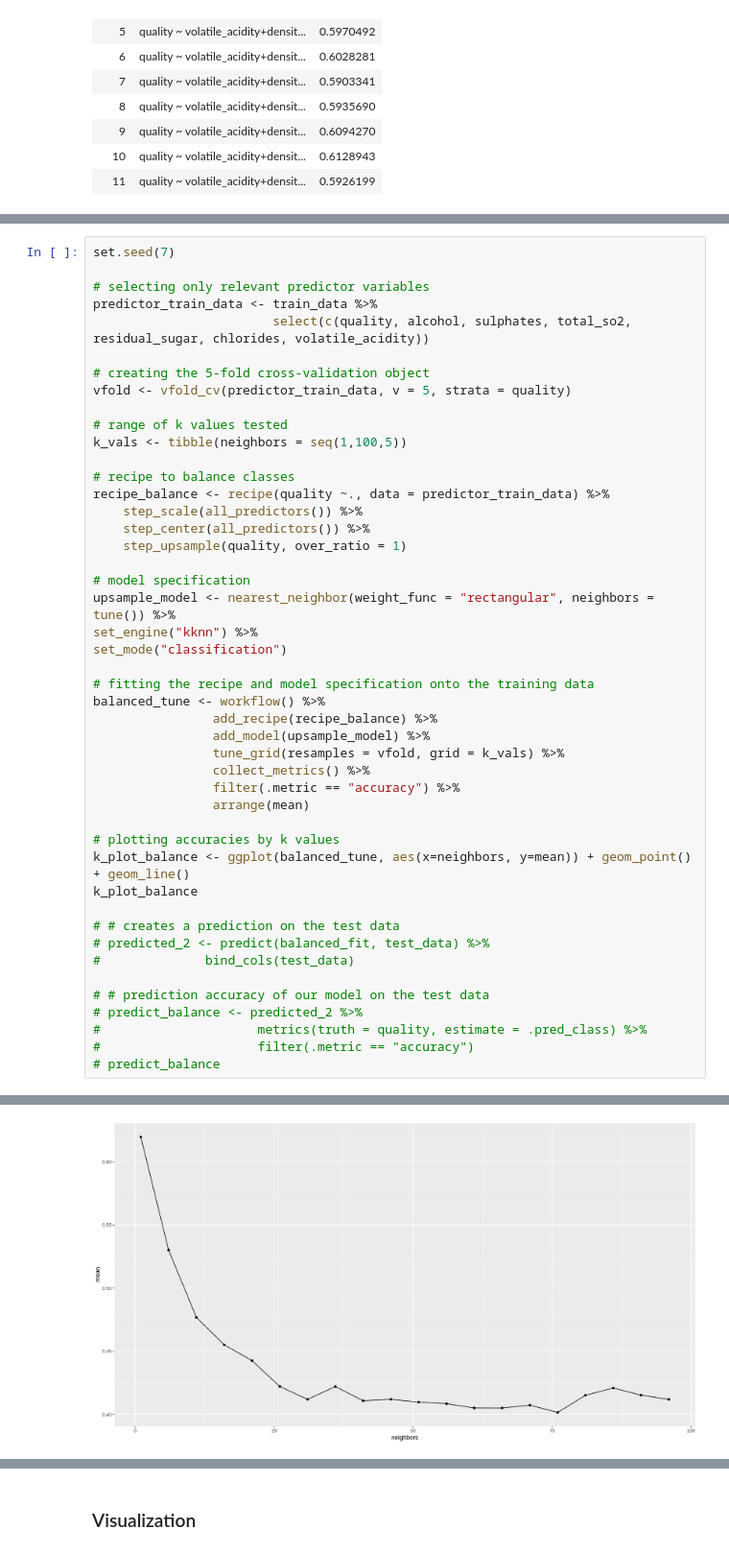
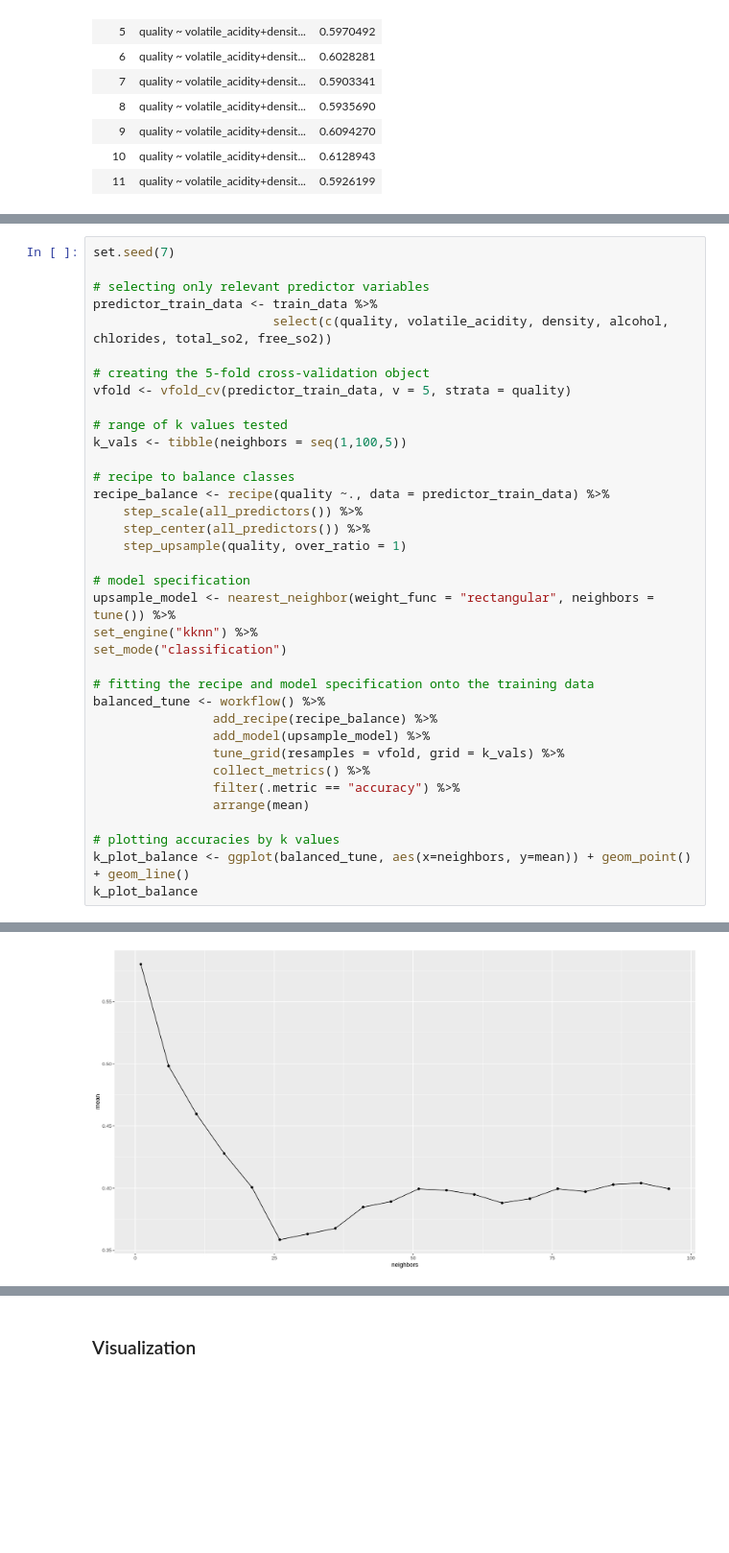
Before and after one commit to jon-chow/DSCI100-WineQualityAnalysis, a Jupyter notebook: FinalReport.ipynb, the cells around one changed output, grey strips where cells are left out. Shown: that part at 96% size. Drawn from its saved outputs; the diff is of its cells as text; blank space fills up the shorter version.

Commit message:
general updates on figures

```diff
--- a/FinalReport.ipynb
+++ b/FinalReport.ipynb
@@ -599,7 +605,7 @@ set.seed(7)
 
 # selecting only relevant predictor variables
 predictor_train_data <- train_data %>%
-                        select(c(quality, alcohol, sulphates, total_so2, residual_sugar, chlorides, volatile_acidity))
+                        select(c(quality, volatile_acidity, density, alcohol, chlorides, total_so2, free_so2))
 
 # creating the 5-fold cross-validation object
 vfold <- vfold_cv(predictor_train_data, v = 5, strata = quality)
@@ -615,44 +621,34 @@ recipe_balance <- recipe(quality ~., data = predictor_train_data) %>%
 
 # model specification
 upsample_model <- nearest_neighbor(weight_func = "rectangular", neighbors = tune()) %>%
 set_engine("kknn") %>%
 set_mode("classification")
 
 # fitting the recipe and model specification onto the training data
 balanced_tune <- workflow() %>%
                 add_recipe(recipe_balance) %>%
                 add_model(upsample_model) %>%
                 tune_grid(resamples = vfold, grid = k_vals) %>%
                 collect_metrics() %>%
                 filter(.metric == "accuracy") %>%
                 arrange(mean)
 
 # plotting accuracies by k values
 k_plot_balance <- ggplot(balanced_tune, aes(x=neighbors, y=mean)) + geom_point() + geom_line()
 k_plot_balance
-
-# # creates a prediction on the test data
-# predicted_2 <- predict(balanced_fit, test_data) %>%
-#              bind_cols(test_data)
-
-# # prediction accuracy of our model on the test data
-# predict_balance <- predicted_2 %>%
-#                     metrics(truth = quality, estimate = .pred_class) %>%
-#                     filter(.metric == "accuracy")
-# predict_balance
 # %% [output]
 ! Fold1: internal: No observations were detected in `truth` for level(s): '3'
 Com...
 
 ! Fold2: internal: No observations were detected in `truth` for level(s): '3'
 Com...
 
 ! Fold4: internal: No observations were detected in `truth` for level(s): '3'
 Com...
 
 ! Fold5: internal: No observations were detected in `truth` for level(s): '3'
 Com...
-[figure, old version]
+[figure, new version]
 # %%
 set.seed(7)
 
```
Also changed, not shown: parts of 7 cells of this notebook.
